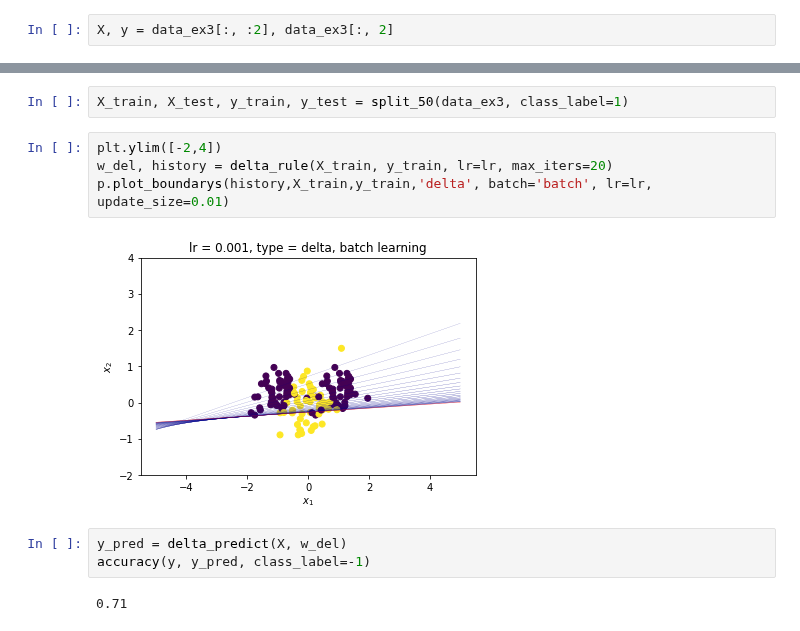
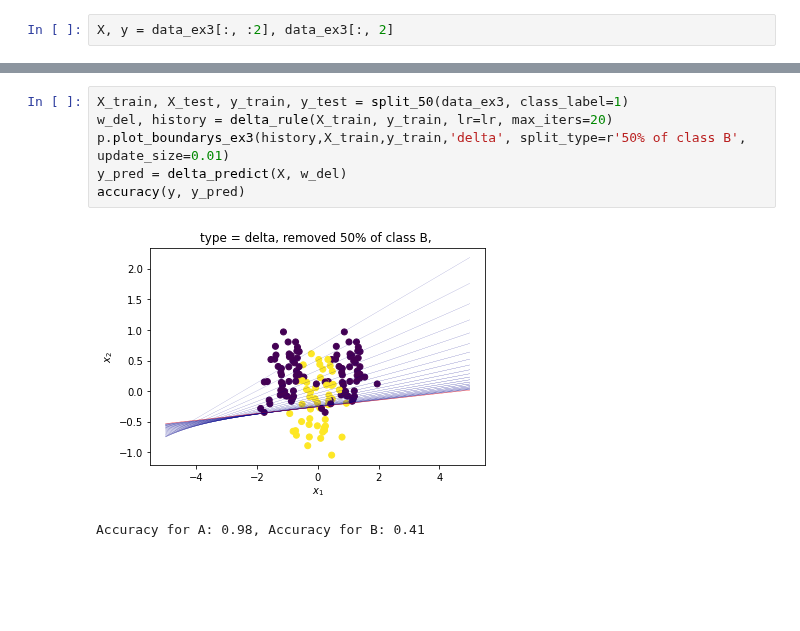
Before and after one commit to kenza-bouzid/ann_labs, a Jupyter notebook: 3.1.3.ipynb, the cells around one changed output, grey strips where cells are left out. Drawn from its saved outputs; the diff is of its cells as text; blank space fills up the shorter version.

Commit message:
3.1.3 plots done

```diff
--- a/3.1.3.ipynb
+++ b/3.1.3.ipynb
@@ -46,13 +46,9 @@ break after iteration 73
-# %%
-X_train, X_test, y_train, y_test = split_50(data_ex3, class_label=1)
 # %%
-plt.ylim([-2,4])
+X_train, X_test, y_train, y_test = split_50(data_ex3, class_label=1)
 w_del, history = delta_rule(X_train, y_train, lr=lr, max_iters=20)
-p.plot_boundarys(history,X_train,y_train,'delta', batch='batch', lr=lr,  update_size=0.01)
+p.plot_boundarys_ex3(history,X_train,y_train,'delta', split_type=r'50% of class B',  update_size=0.01)
+y_pred = delta_predict(X, w_del)
+accuracy(y, y_pred)
 # %% [output]
-[figure, old version]
+[figure, new version]
+Accuracy for A: 0.98, Accuracy for B: 0.41
-# %%
-y_pred = delta_predict(X, w_del)
-accuracy(y, y_pred, class_label=-1)
-# %% [output]
-0.71
```
Also changed, not shown: parts of 2 cells of this notebook, 2 other files.
